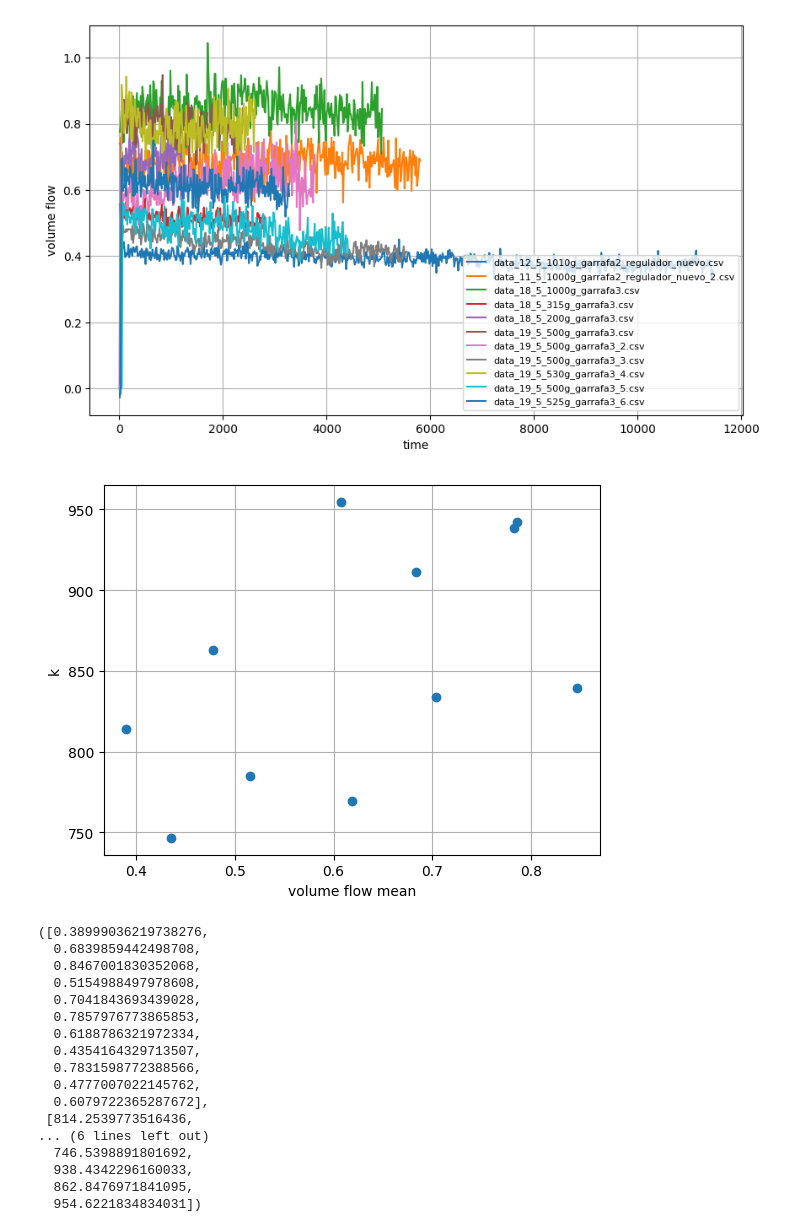
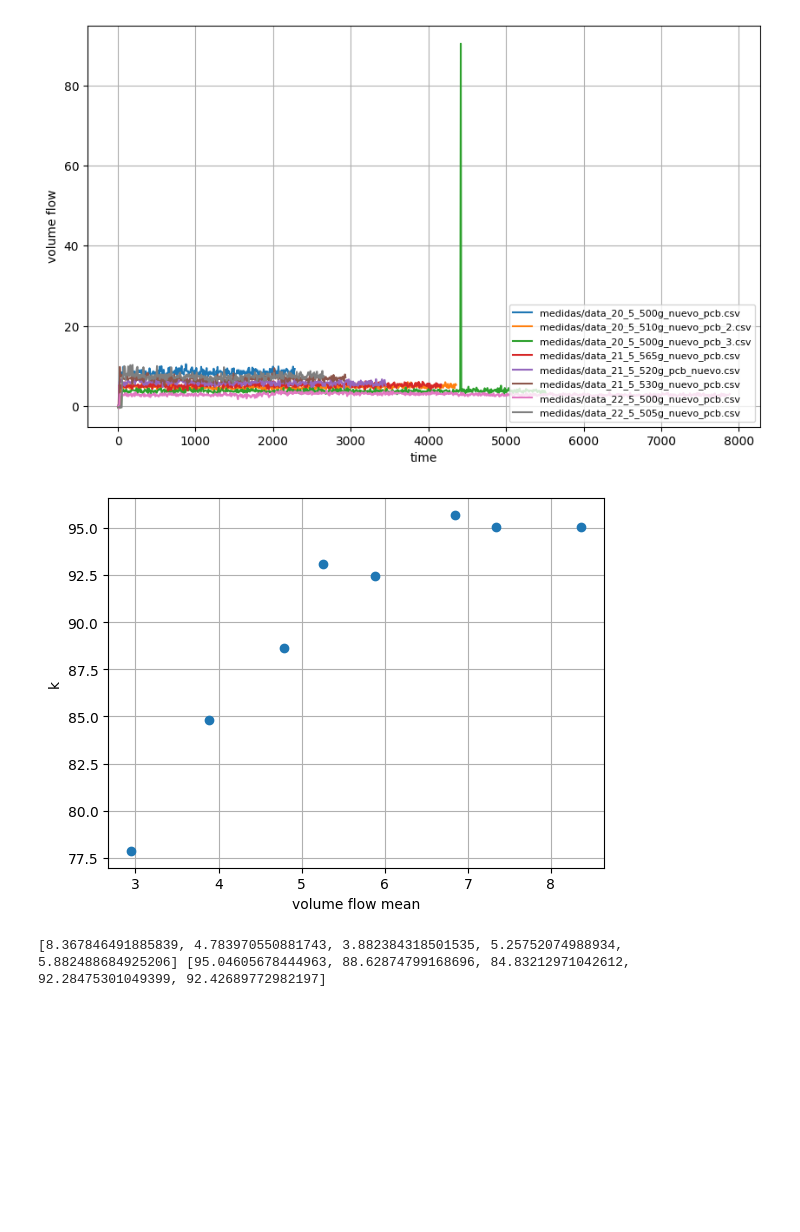
Before and after one commit to nachomendi2/Proyecto-final-firmware, a Jupyter notebook: k_calculator.ipynb, the cells around one changed output. Saved outputs shown, nothing was run; the diff lists cells and outputs as text; code cells hidden in the pictures; blank space fills up the shorter version.

```diff
--- a/k_calculator.ipynb
+++ b/k_calculator.ipynb
@@ -69,46 +70,41 @@ def calculate_ks(paths):#, totalizer, first_timestamp):
 # %%
 # Usage example
 #file_path_0 = 'data_11_5_1000g_garrafa2_regulador_nuevo.csv'
 #k_value_0 = calculate_k(file_path_0, 1000, 30.65)
 #file_path_1 = 'data_11_5_1000g_garrafa2_regulador_nuevo_2.csv'
 #k_value_1 = calculate_k(file_path_1, 1000, 25.91)
 #file_path_2 = 'data_12_5_1010g_garrafa2_regulador_nuevo.csv'
 #k_value_2 = calculate_k(file_path_2, 1010, 24.71)
 
 #print("k value 0:", k_value_0)
 #print("k value 1:", k_value_1)
 #print("k value 2:", k_value_2)
 
-calculate_ks([['medidas/data_12_5_1010g_garrafa2_regulador_nuevo.csv',1010,9.7],
-              ['medidas/data_11_5_1000g_garrafa2_regulador_nuevo_2.csv', 1000, 25.91],
-              ['medidas/data_18_5_1000g_garrafa3.csv', 1000, 0],
-              ['medidas/data_18_5_315g_garrafa3.csv', 315, 0],
-              ['medidas/data_18_5_200g_garrafa3.csv', 200, 0],
-              ['medidas/data_19_5_500g_garrafa3.csv',500,25.58],
-              ['medidas/data_19_5_500g_garrafa3_2.csv',500,1.2],
-              ['medidas/data_19_5_500g_garrafa3_3.csv',500,11.32],
-              ['medidas/data_19_5_530g_garrafa3_4.csv',530,29.24],
-              ['medidas/data_19_5_500g_garrafa3_5.csv',500,48.41],
-              ['medidas/data_19_5_525g_garrafa3_6.csv',525,23.52]])
+[means, ks] = calculate_ks([#['medidas/data_12_5_1010g_garrafa2_regulador_nuevo.csv',1010,9.7],
+              #['medidas/data_11_5_1000g_garrafa2_regulador_nuevo_2.csv', 1000, 25.91],
+              #['medidas/data_18_5_1000g_garrafa3.csv', 1000, 0],
+              #['medidas/data_18_5_315g_garrafa3.csv', 315, 0],
+              #['medidas/data_18_5_200g_garrafa3.csv', 200, 0],
+              #['medidas/data_19_5_500g_garrafa3.csv',500,25.58],
+              #['medidas/data_19_5_500g_garrafa3_2.csv',500,1.2],
+              #['medidas/data_19_5_500g_garrafa3_3.csv',500,11.32],
+              #['medidas/data_19_5_530g_garrafa3_4.csv',530,29.24],
+              #['medidas/data_19_5_500g_garrafa3_5.csv',500,48.41],
+              #['medidas/data_19_5_525g_garrafa3_6.csv',525,23.52],
+              ['medidas/data_20_5_500g_nuevo_pcb.csv',500,15.07],
+              ['medidas/data_20_5_510g_nuevo_pcb_2.csv',510,26.99],
+              ['medidas/data_20_5_500g_nuevo_pcb_3.csv',500,44.96],
+              ['medidas/data_21_5_565g_nuevo_pcb.csv',565,8.07],
+              ['medidas/data_21_5_520g_pcb_nuevo.csv',520,8.07],
+              ['medidas/data_21_5_530g_nuevo_pcb.csv',530,17.61],
+              ['medidas/data_22_5_500g_nuevo_pcb.csv',500,19.12],
+              ['medidas/data_22_5_505g_nuevo_pcb.csv',505,48.37]])
               #['data_18_5_155g_error_com.csv', 155, 0],
               #['data_18_5_210g.csv', 210, 0],])
 # %% [output]
-[figure, old version]
+[figure, new version]
-[figure, old version]
+[figure, new version]
-([0.38999036219738276,
-  0.6839859442498708,
-  0.8467001830352068,
-  0.5154988497978608,
-  0.7041843693439028,
-  0.7857976773865853,
-  0.6188786321972334,
-  0.4354164329713507,
-  0.7831598772388566,
-  0.4777007022145762,
-  0.6079722365287672],
- [814.2539773516436,
-... (6 lines left out)
-  746.5398891801692,
-  938.4342296160033,
-  862.8476971841095,
-  954.6221834834031])
+# %%
+print(means,ks)
+# %% [output]
+[8.367846491885839, 4.783970550881743, 3.882384318501535, 5.25752074988934, 5.882488684925206] [95.04605678444963, 88.62874799168696, 84.83212971042612, 92.28475301049399, 92.42689772982197]
```
Also changed, not shown: parts of 3 cells of this notebook, 4 other files.
